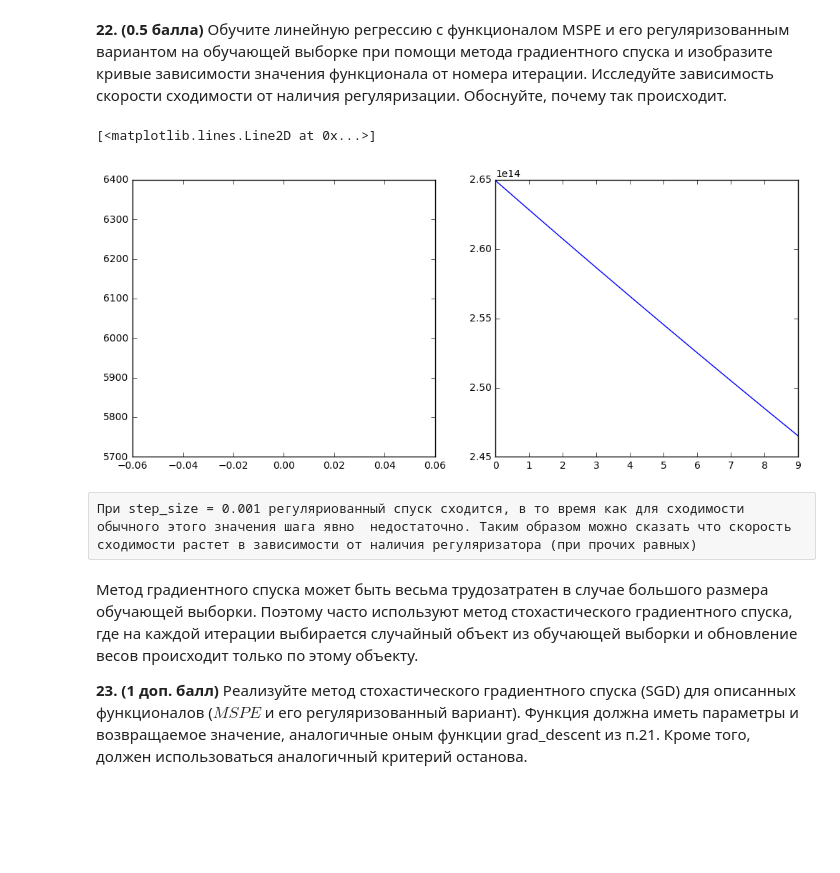
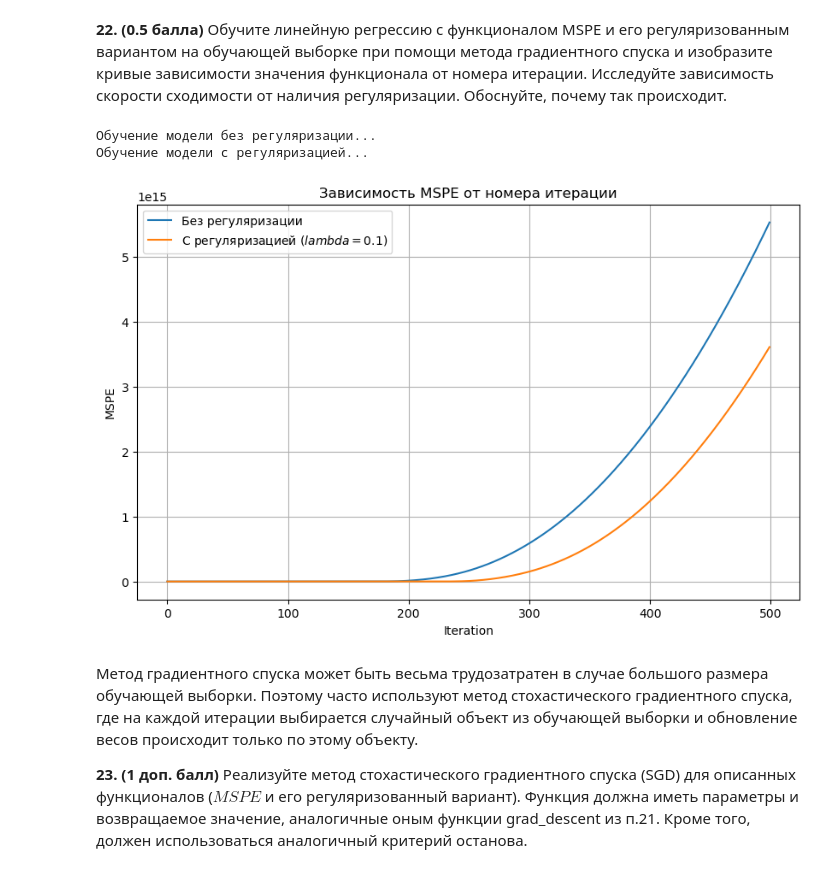
Before and after one commit to raffeekk/ML25, a Jupyter notebook: homework/HW1_GorbunenkoD.ipynb, the cells around one changed output. Saved outputs shown, nothing was run; the diff lists cells and outputs as text; code cells hidden in the pictures; blank space fills up the shorter version.

```diff
--- a/homework/HW1_GorbunenkoD.ipynb
+++ b/homework/HW1_GorbunenkoD.ipynb
@@ -642,15 +1115,50 @@ w_res_2, Q_vals_2 = grad_descent(X_train, Y_train, w, step_size=0.001, max_iter=
-# %%
-matplotlib.pyplot.figure(figsize=(12, 5))
-matplotlib.pyplot.subplot(121)
-matplotlib.pyplot.plot([i for i in range(len(Q_vals_1))], Q_vals_1, label="data1") #blue
-matplotlib.pyplot.legend = "sdsd"
-matplotlib.pyplot.subplot(122)
-matplotlib.pyplot.plot([i for i in range(len(Q_vals_2))], Q_vals_2) #green
-# %% [output]
-[<matplotlib.lines.Line2D at 0x...>]
-[figure, removed]
-# %% [raw]
-При step_size = 0.001 регуляриованный спуск сходится, в то время как для сходимости обычного этого значения шага явно  недостаточно. Таким образом можно сказать что скорость сходимости растет в зависимости от наличия регуляризатора (при прочих равных)
+# %%
+#параметры эксперимента
+step_size = 0.1          #шаг
+max_iter = 500           #максимальное количество итераций
+eps = 1e-6               #точность
+lambda_ = 0.1            #коэффициент регуляризации
+
+#инициализация весов нулями
+w0 = np.zeros(X_train_with_bias.shape[1])
+
+#обучение модели без регуляризации
+print("Обучение модели без регуляризации...")
+w_opt_no_reg, func_values_no_reg = grad_descent(
+    X=X_train_with_bias,
+    y=y_train_clean,
+    step_size=step_size,
+    max_iter=max_iter,
+    eps=eps,
+    is_reg=False
+)
+
+#с регуляризацией
+print("Обучение модели с регуляризацией...")
+w_opt_reg, func_values_reg = grad_descent(
+    X=X_train_with_bias,
+    y=y_train_clean,
+    step_size=step_size,
+    max_iter=max_iter,
+    eps=eps,
+    is_reg=True,
+    lambda_=lambda_
+)
+
+#вывод
+plt.figure(figsize=(10, 6))
+plt.plot(func_values_no_reg, label="Без регуляризации")
+plt.plot(func_values_reg, label=f"С регуляризацией ($lambda = {lambda_}$)")
+plt.title("Зависимость MSPE от номера итерации")
+plt.xlabel("Iteration")
+plt.ylabel("MSPE")
+plt.legend()
+plt.grid(True)
+plt.show()
+# %% [output]
+Обучение модели без регуляризации...
+Обучение модели с регуляризацией...
+[figure, added]
 # %% [markdown]
 Метод градиентного спуска может быть весьма трудозатратен в случае большого размера обучающей выборки. Поэтому часто используют метод стохастического градиентного спуска, где на каждой итерации выбирается случайный объект из обучающей выборки и обновление весов происходит только по этому объекту.
 
```
Also changed, not shown: parts of 103 cells of this notebook.
